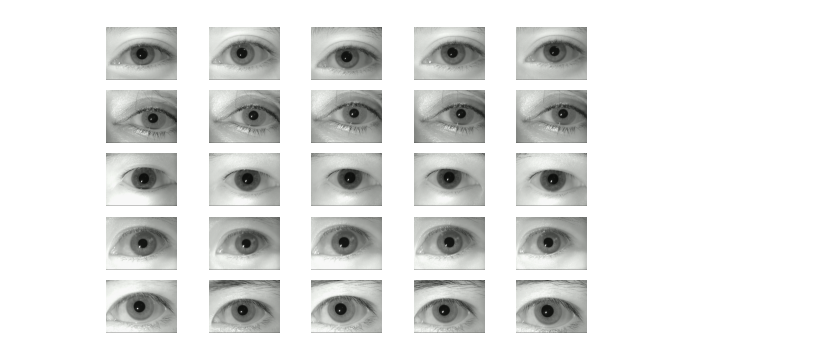
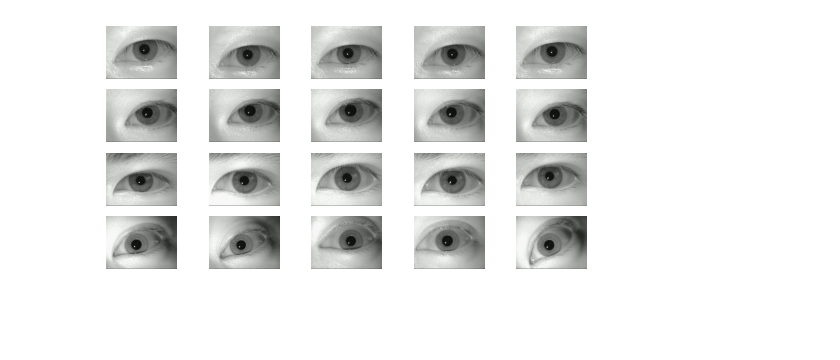
Before and after one commit to xxkaro/biometria-projekt2, a Jupyter notebook: code/code_comparison.ipynb, the cells around one changed output. Cells and saved outputs as stored; diff of their text form; code cells hidden in the pictures; blank space fills up the shorter version.

Commit message:
images added - iris code not fixed

```diff
--- a/code/code_comparison.ipynb
+++ b/code/code_comparison.ipynb
@@ -7,23 +7,23 @@ from processor import ImageProcessor  # replace with actual filename
 import glob
 # %%
 # Load multiple images from a folder
-image_paths = [glob.glob('C:/Users/Zosia/Desktop/SEM 6/Biometria/data_eyes/MMU-Iris-Database/27/left/*.bmp'),glob.glob('C:/Users/Zosia/Desktop/SEM 6/Biometria/data_eyes/MMU-Iris-Database/13/right/*.bmp'),glob.glob('C:/Users/Zosia/Desktop/SEM 6/Biometria/data_eyes/MMU-Iris-Database/42/right/*.bmp'), glob.glob('C:/Users/Zosia/Desktop/SEM 6/Biometria/data_eyes/MMU-Iris-Database/45/left/*.bmp'), glob.glob('C:/Users/Zosia/Desktop/SEM 6/Biometria/data_eyes/MMU-Iris-Database/12/left/*.bmp')] # adjust to your images
+image_paths = [glob.glob('../img/img/11/left/*.bmp'),glob.glob('../img/img/18/left/*.bmp'),glob.glob('../img/img/29/left/*.bmp'), glob.glob('../img/img/30/left/*.bmp')] # adjust to your images
 images = []
 for path in image_paths:
     for img_path in path:
         img = cv2.imread(img_path)
         if img is not None:
             images.append(img)
 
 # Display the images
 for i, img in enumerate(images):
     plt.subplot(6, 5, i + 1)
     plt.imshow(cv2.cvtColor(img, cv2.COLOR_BGR2RGB))
     plt.axis('off')
 
 plt.show()
 # %% [output]
-[figure, old version]
+[figure, new version]
 # %%
 iris_codes = []
 metadata = []
```
Also changed, not shown: parts of 2 cells of this notebook, 40 other files.
